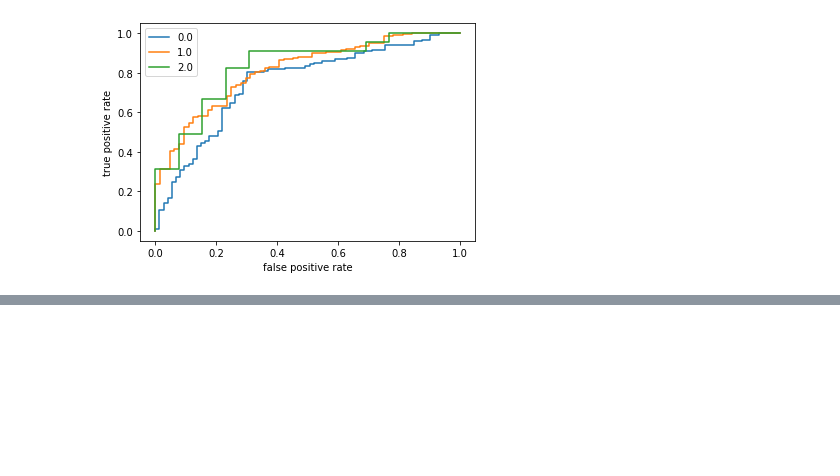
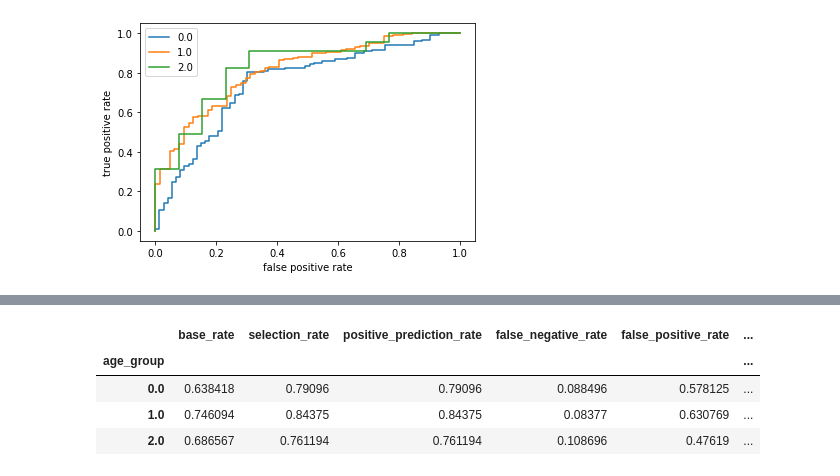
Before and after one commit to deltasun/isp-tutorial, a Jupyter notebook: fairness_tutorial.ipynb, the cells around one changed output, grey strips where cells are left out. Saved outputs shown, nothing was run; the diff lists cells and outputs as text; code cells hidden in the pictures; blank space fills up the shorter version.

```diff
--- a/fairness_tutorial.ipynb
+++ b/fairness_tutorial.ipynb
@@ -588,0 +619,15 @@ metrics_by_group(Y_train, unmitigated_pipeline.predict_proba(X_train)[:, 1], df_
+# %%
+y_pred_reductions = expgrad_est.predict(X_test, random_state=random_seed)
+metricframe_reductions = MetricFrame(
+    metrics=metrics_dict,
+    y_true=Y_test,
+    y_pred=y_pred_reductions,
+    sensitive_features=A_test
+)
+metricframe_reductions.by_group
+# %% [output]
+|  | base_rate | selection_rate | positive_prediction_rate | false_negative_rate | false_positive_rate | ... |
+| age_group |  |  |  |  |  | ... |
+| 0.0 | 0.638418 | 0.79096 | 0.79096 | 0.088496 | 0.578125 | ... |
+| 1.0 | 0.746094 | 0.84375 | 0.84375 | 0.08377 | 0.630769 | ... |
+| 2.0 | 0.686567 | 0.761194 | 0.761194 | 0.108696 | 0.47619 | ... |
```
Also changed, not shown: parts of 14 cells of this notebook.
